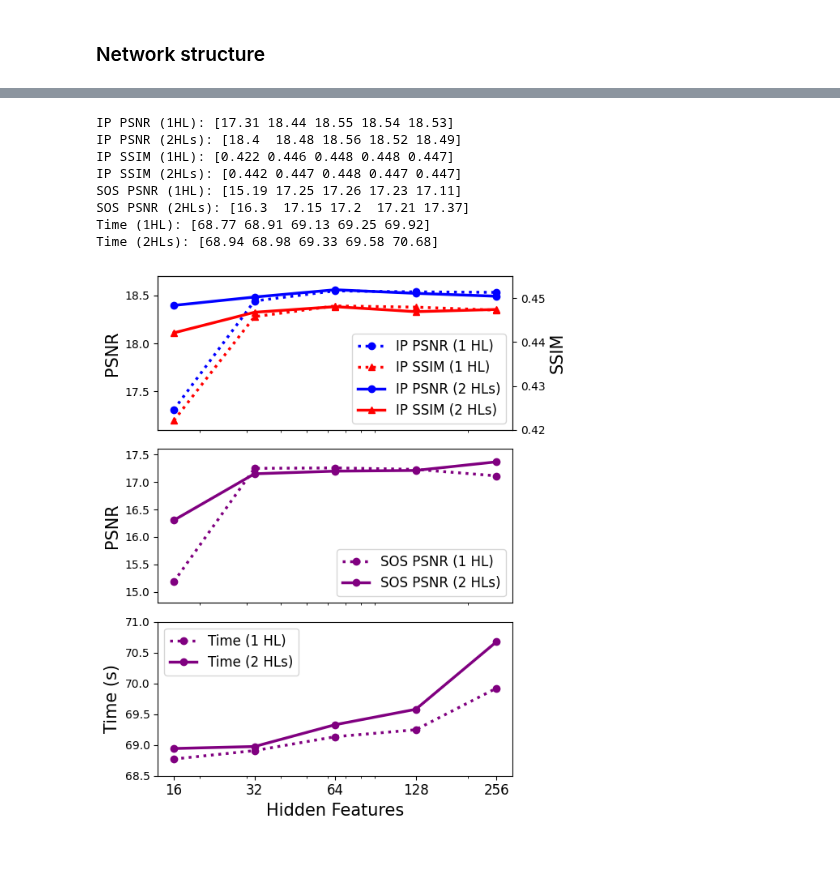
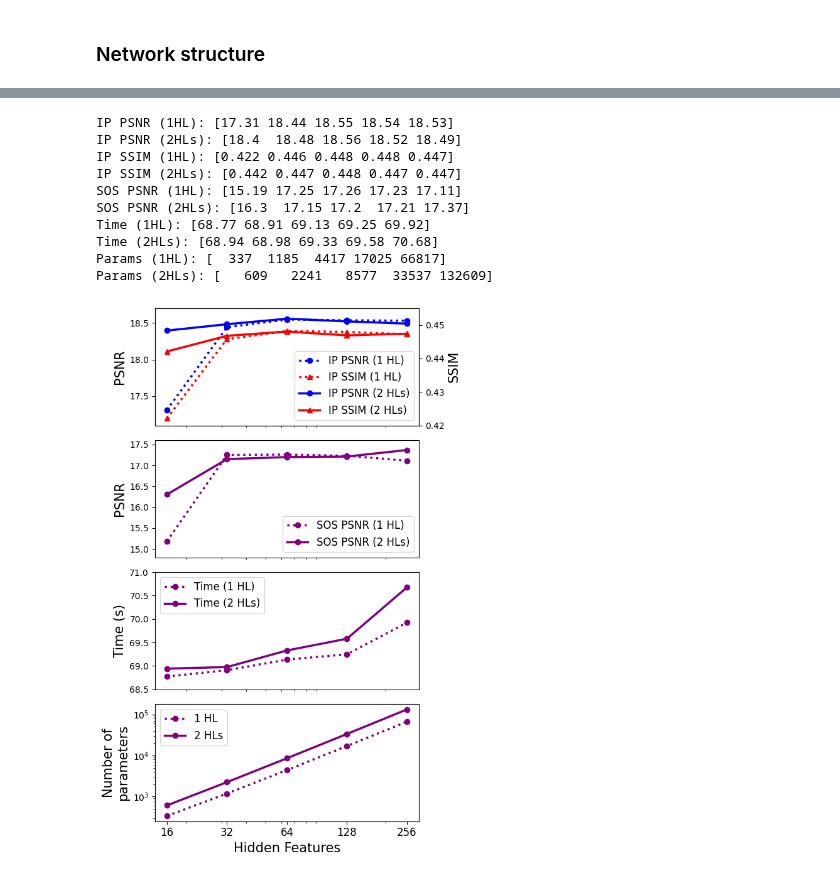
Before and after one commit to Lukeli0425/Coord-SoS-PACT, a Jupyter notebook: figures/figure_ablation.ipynb, the cells around one changed output, grey strips where cells are left out. Drawn from its saved outputs; the diff is of its cells as text; code cells hidden in the pictures.

```diff
--- a/figures/figure_ablation.ipynb
+++ b/figures/figure_ablation.ipynb
@@ -194,4 +211,5 @@ for sample_id in range(n_samples):
 # %%
+
 print('IP PSNR (1HL):', ip_psnrs[:,0,:].mean(0).round(2))
 print('IP PSNR (2HLs):', ip_psnrs[:,1,:].mean(0).round(2))
 print('IP SSIM (1HL):', ip_ssims[:,0,:].mean(0).round(3))
@@ -200,6 +218,8 @@ print('SOS PSNR (1HL):', sos_psnrs[:,0,:].mean(0).round(2))
 print('SOS PSNR (2HLs):', sos_psnrs[:,1,:].mean(0).round(2))
 print('Time (1HL):', times[:,0,:].mean(0).round(2))
 print('Time (2HLs):', times[:,1,:].mean(0).round(2))
+print('Params (1HL):', n_params[0,0,:].astype(int))
+print('Params (2HLs):', n_params[0,1,:].astype(int))
 # %% [output]
 IP PSNR (1HL): [17.31 18.44 18.55 18.54 18.53]
 IP PSNR (2HLs): [18.4  18.48 18.56 18.52 18.49]
@@ -209,9 +229,11 @@ SOS PSNR (1HL): [15.19 17.25 17.26 17.23 17.11]
 SOS PSNR (2HLs): [16.3  17.15 17.2  17.21 17.37]
 Time (1HL): [68.77 68.91 69.13 69.25 69.92]
 Time (2HLs): [68.94 68.98 69.33 69.58 70.68]
+Params (1HL): [  337  1185  4417 17025 66817]
+Params (2HLs): [   609   2241   8577  33537 132609]
 # %%
-fig = plt.figure(figsize=(6,7))
-ax1 = plt.subplot(3,1,1)
+fig = plt.figure(figsize=(6,9))
+ax1 = plt.subplot(4,1,1)
 ax2 = ax1.twinx()
 line_psnr1 = ax1.plot(hidden_fts_list, ip_psnrs[:,0,:].mean(0), label='IP PSNR (1 HL)', linestyle=':', marker='o', color='blue', linewidth=2.5)
 line_ssim1 = ax2.plot(hidden_fts_list, ip_ssims[:,0,:].mean(0), label='IP SSIM (1 HL)', linestyle=':', marker='^', color='red', linewidth=2.5)
@@ -225,33 +247,44 @@ ax1.set_xscale('log')
 ax1.set_xticks([])
 ax2.set_xscale('log')
 ax2.set_xticks([])
 lns1 = line_psnr1 + line_ssim1 + line_psnr2 + line_ssim2
 labels1 = [l.get_label() for l in lns1]
 ax1.legend(lns1, labels1, fontsize=12, loc='lower right')
 # lns2 = line_psnr2 + line_ssim2
 # labels2 = [l.get_label() for l in lns2]
 # ax2.legend(lns2, labels2, fontsize=9.7, loc='lower right')
 
-ax = plt.subplot(3,1,2)
+ax = plt.subplot(4,1,2)
 ax.plot(hidden_fts_list, sos_psnrs[:,0,:].mean(0), label='SOS PSNR (1 HL)', linestyle=':', marker='o', color='purple', linewidth=2.5)
 ax.plot(hidden_fts_list, sos_psnrs[:,1,:].mean(0), label='SOS PSNR (2 HLs)', marker='o', color='purple', linewidth=2.5)
 ax.set_ylim([14.8, 17.6])
 ax.set_xscale('log')
 ax.set_ylabel('PSNR', fontsize=15)
 ax.set_xticks([])
 ax.legend(fontsize=12, loc='lower right')
 
-ax = plt.subplot(3,1,3)
+ax = plt.subplot(4,1,3)
 ax.plot(hidden_fts_list, times[:,0,:].mean(0), label='Time (1 HL)', linestyle=':', marker='o', color='purple', linewidth=2.5)
 ax.plot(hidden_fts_list, times[:,1,:].mean(0), label='Time (2 HLs)', marker='o', color='purple', linewidth=2.5)
 ax.set_ylim([68.5, 71])
 ax.set_xscale('log')
 ax.set_ylabel('Time (s)', fontsize=15)
+ax.set_xticks([])
+ax.legend(fontsize=12, loc='upper left')
+
+ax = plt.subplot(4,1,4)
+ax.plot(hidden_fts_list, n_params[0,0,:], label='1 HL', linestyle=':', marker='o', color='purple', linewidth=2.5)
+ax.plot(hidden_fts_list, n_params[0,1,:], label='2 HLs', marker='o', color='purple', linewidth=2.5)
+# ax.set_ylim([68.5, 71])
+ax.set_xscale('log')
+ax.set_yscale('log')
+ax.set_ylabel('Number of\nparameters', fontsize=15)
 ax.set_xticks([16,32,64,128,256], ['16','32','64','128','256'], fontsize=12)
 ax.set_xlabel('Hidden Features', fontsize=15)
 ax.legend(fontsize=12, loc='upper left')
 
+
 plt.tight_layout()
 plt.savefig('ablation_network.png', bbox_inches='tight', dpi=128)
 # %% [output]
-[figure, old version]
+[figure, new version]
```
Also changed, not shown: parts of 1 cell of this notebook, 2 other files.
